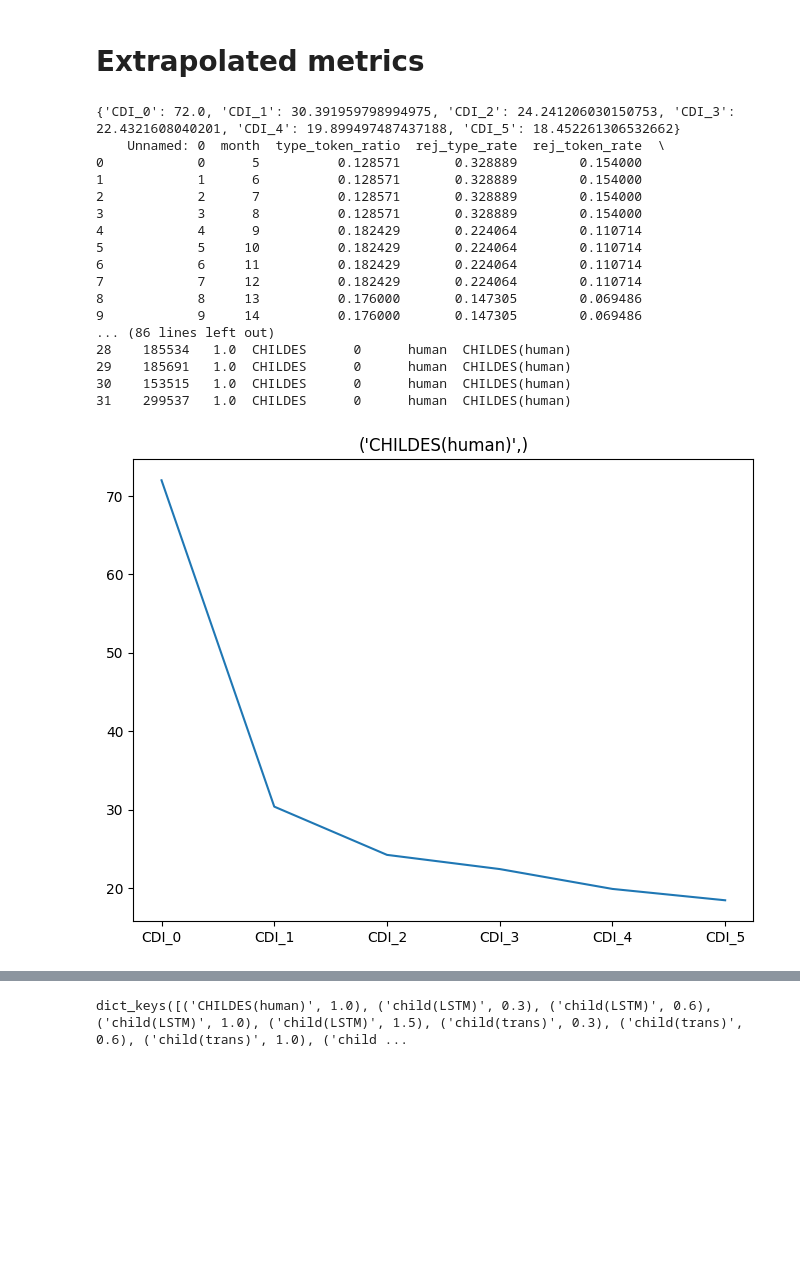
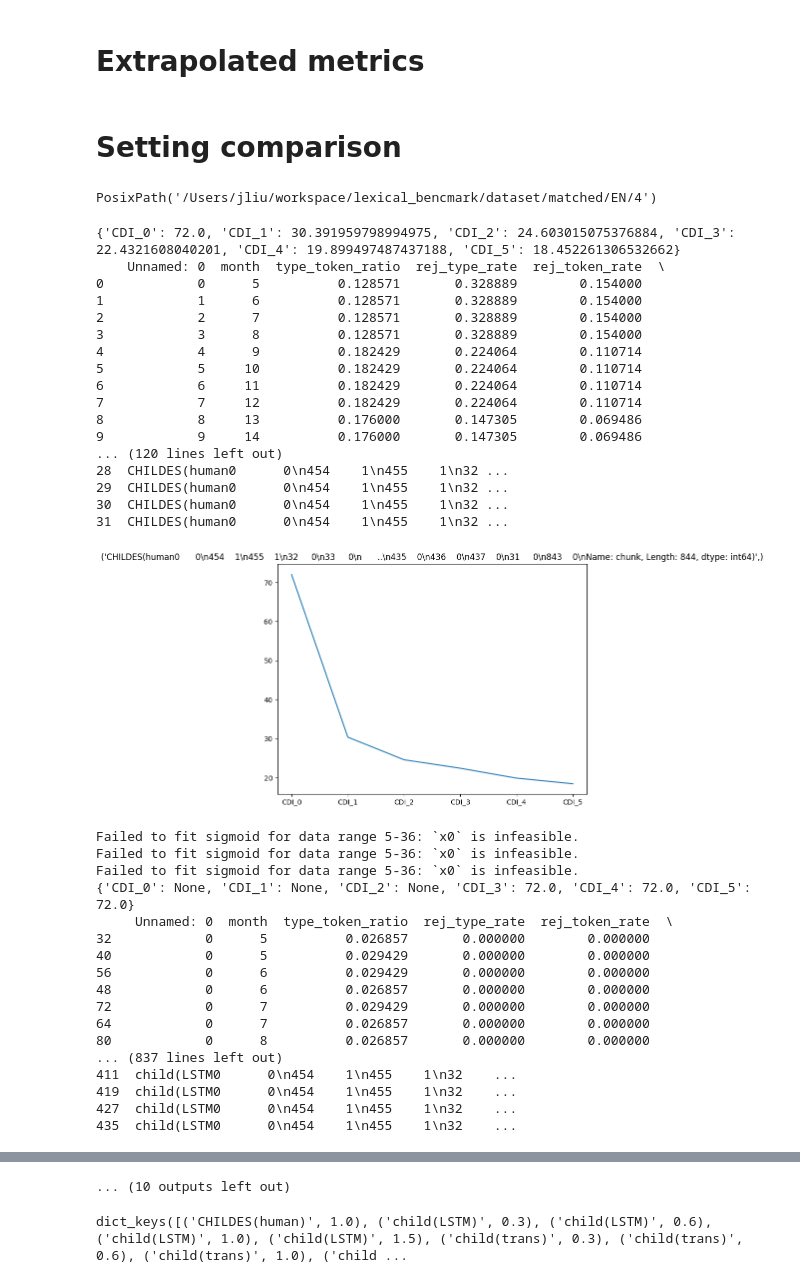
Before and after one commit to nhamilakis/Lexical-benchmark, a Jupyter notebook: notebooks/paper_fig.ipynb, the cells around one changed output, grey strips where cells are left out. Drawn from its saved outputs; the diff is of its cells as text; code cells hidden in the pictures; blank space fills up the shorter version.

```diff
--- a/notebooks/paper_fig.ipynb
+++ b/notebooks/paper_fig.ipynb
@@ -848,0 +871,14 @@ Current sampling ratio 4
+# %%
+# loop all the candidates
+# load file
+sampling_ratio_lst = [1,2,3,4]
+freq_root = Path(f"{data_root}/word_freq")
+hour = 500
+
+for sampling_ratio in sampling_ratio_lst:
+    print(f"Current sampling ratio {sampling_ratio}")
+    file_root = Path(f"{data_root}/matched/EN/{sampling_ratio}")
+    #compare_freq_demo(file_root, freq_root, output_dir=fig_path / "paper")
+    #compare_freq(file_root, freq_root, output_dir=fig_path)
+    compare_metrics(file_root / f"metric_{hour}_4_3500.csv", out_path=fig_path/ "paper")
+    print("##################################################")
@@ -883,7 +936,7 @@ def compare_temp(raw_data_path: Path,stat_path:Path):
         stat_all = pd.concat([stat_all,df_stats])
     stat_all.to_csv(stat_path)
 # %%
-sampling_ratio = 4
-raw_data_path = data_root/f"CDI_new/CDI_{sampling_ratio}/metric_1000_4_binned.csv"
+sampling_ratio = 1
+raw_data_path = data_root/f"CDI_new/{sampling_ratio}/metric_1000_4_3500.csv"
 compare_temp(raw_data_path,data_root/"stat/mean_stat.csv")
 # %% [output]
@@ -894,4 +945,0 @@ compare_temp(raw_data_path,data_root/"stat/mean_stat.csv")
-# %%
-sampling_ratio = 4
-raw_data_path = data_root/f"CDI_new/CDI_{sampling_ratio}/metric_1000_4.csv"
-compare_temp(raw_data_path,data_root/"stat/mean_stat.csv")
@@ -903,17 +946,8 @@ compare_temp(raw_data_path,data_root/"stat/mean_stat.csv")
 # %% [markdown]
 # Extrapolated metrics
+# %% [markdown]
+# Setting comparison
 # %%
-def load_sigmoid_df(df: DataFrameType) -> DataFrameType:
-        """Load and aggregate data for temperature analysis."""
-        df = df.copy()
-        # Create condition column if not exists
-        if "condition" not in df.columns:
-            df["condition"] = df["dataset"] + "(" + df["model_type"] + ")"
-        df = df.groupby(["condition", "temp"]).reset_index()
-        return df
-
-
-
 def plot_sigmoid(df: pd.DataFrame, x_header: str, target_y: float = 0.8, y_lim: list[float] = [0, 1], out_path: Path | None = None) -> None:
     """Plot sigmoid curves under different freq bands."""
     plt.figure(figsize=PlotSettings.DEFAULTS["figsize"])
@@ -939,13 +973,13 @@ def compare_sigmoid(raw_data_path: Path, target_y: float = 0.8, temp_lst = [0.3,
     """Load data and plot final results."""
     # load data
     df = pd.read_csv(raw_data_path)
-
+    '''
     raw_data = df[df['dataset']=='CHILDES']
     df = raw_data.dropna()
-
+    '''
     # Sort by month and combine dataset + model_type for labels
     df = df.sort_values("month")
-    df["condition"] = df["dataset"] + "(" + df["model_type"] + ")"
+    df["condition"] = df["dataset"] + "(" + df["model_type"]+ str(df["chunk"]) + ")"
     unique_conditions = df["condition"].unique()
     params_all = {}
     df_grouped = df.groupby(['condition'])
@@ -965,24 +999,45 @@ def compare_sigmoid(raw_data_path: Path, target_y: float = 0.8, temp_lst = [0.3,
         plt.title(condition)
         plt.show()
     return params_all
+# %%
+file_root
+# %% [output]
+PosixPath('/Users/jliu/workspace/lexical_bencmark/dataset/matched/EN/4')
 # %%
-params_all = compare_sigmoid(raw_data_path= file_root / "metric_1000_4_binned.csv")
+params_all = compare_sigmoid(raw_data_path= file_root / "metric_1000_4_3500.csv")
 # %% [output]
-{'CDI_0': 72.0, 'CDI_1': 30.391959798994975, 'CDI_2': 24.241206030150753, 'CDI_3': 22.4321608040201, 'CDI_4': 19.899497487437188, 'CDI_5': 18.452261306532662}
+{'CDI_0': 72.0, 'CDI_1': 30.391959798994975, 'CDI_2': 24.603015075376884, 'CDI_3': 22.4321608040201, 'CDI_4': 19.899497487437188, 'CDI_5': 18.452261306532662}
     Unnamed: 0  month  type_token_ratio  rej_type_rate  rej_token_rate  \
 0            0      5          0.128571       0.328889        0.154000
 1            1      6          0.128571       0.328889        0.154000
 2            2      7          0.128571       0.328889        0.154000
 3            3      8          0.128571       0.328889        0.154000
 4            4      9          0.182429       0.224064        0.110714
 5            5     10          0.182429       0.224064        0.110714
 6            6     11          0.182429       0.224064        0.110714
 7            7     12          0.182429       0.224064        0.110714
 8            8     13          0.176000       0.147305        0.069486
 9            9     14          0.176000       0.147305        0.069486
-... (86 lines left out)
-28    185534   1.0  CHILDES      0      human  CHILDES(human)
-29    185691   1.0  CHILDES      0      human  CHILDES(human)
-30    153515   1.0  CHILDES      0      human  CHILDES(human)
-31    299537   1.0  CHILDES      0      human  CHILDES(human)
+... (120 lines left out)
+28  CHILDES(human0      0\n454    1\n455    1\n32 ...
+29  CHILDES(human0      0\n454    1\n455    1\n32 ...
+30  CHILDES(human0      0\n454    1\n455    1\n32 ...
+31  CHILDES(human0      0\n454    1\n455    1\n32 ...
-[figure, old version]
+[figure, new version]
+Failed to fit sigmoid for data range 5-36: `x0` is infeasible.
+Failed to fit sigmoid for data range 5-36: `x0` is infeasible.
+Failed to fit sigmoid for data range 5-36: `x0` is infeasible.
+{'CDI_0': None, 'CDI_1': None, 'CDI_2': None, 'CDI_3': 72.0, 'CDI_4': 72.0, 'CDI_5': 72.0}
+     Unnamed: 0  month  type_token_ratio  rej_type_rate  rej_token_rate  \
+32            0      5          0.026857       0.000000        0.000000
+40            0      5          0.029429       0.000000        0.000000
+56            0      6          0.029429       0.000000        0.000000
+48            0      6          0.026857       0.000000        0.000000
+72            0      7          0.029429       0.000000        0.000000
+64            0      7          0.026857       0.000000        0.000000
+80            0      8          0.026857       0.000000        0.000000
+... (837 lines left out)
+411  child(LSTM0      0\n454    1\n455    1\n32    ...
+419  child(LSTM0      0\n454    1\n455    1\n32    ...
+427  child(LSTM0      0\n454    1\n455    1\n32    ...
+435  child(LSTM0      0\n454    1\n455    1\n32    ...
@@ -989,3 +1069,4 @@ params_all = compare_sigmoid(raw_data_path= file_root / "metric_1000_4_binned.cs
+... (10 outputs left out)
 # %%
 params_all.keys()
 # %% [output]
```
Also changed, not shown: parts of 14 cells of this notebook, 6 other files.
